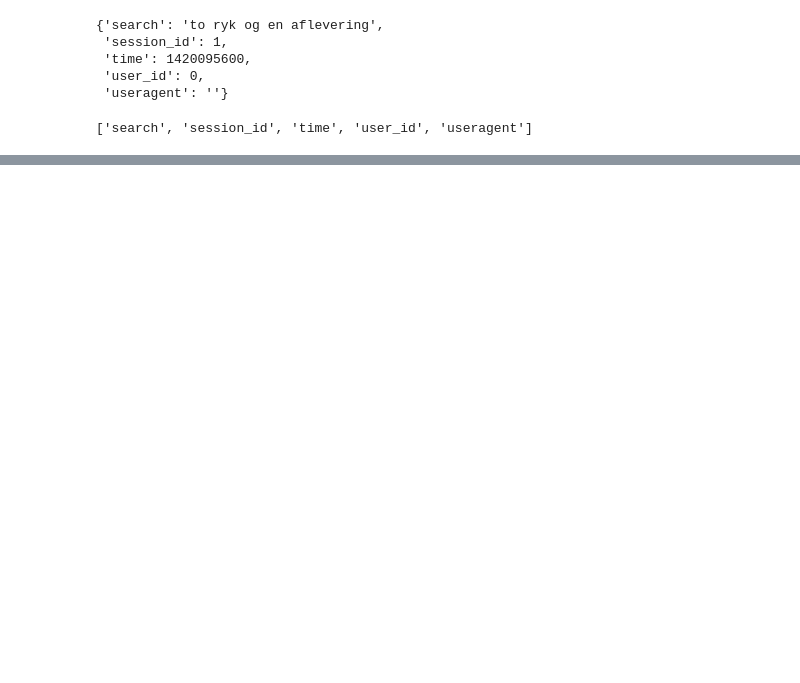
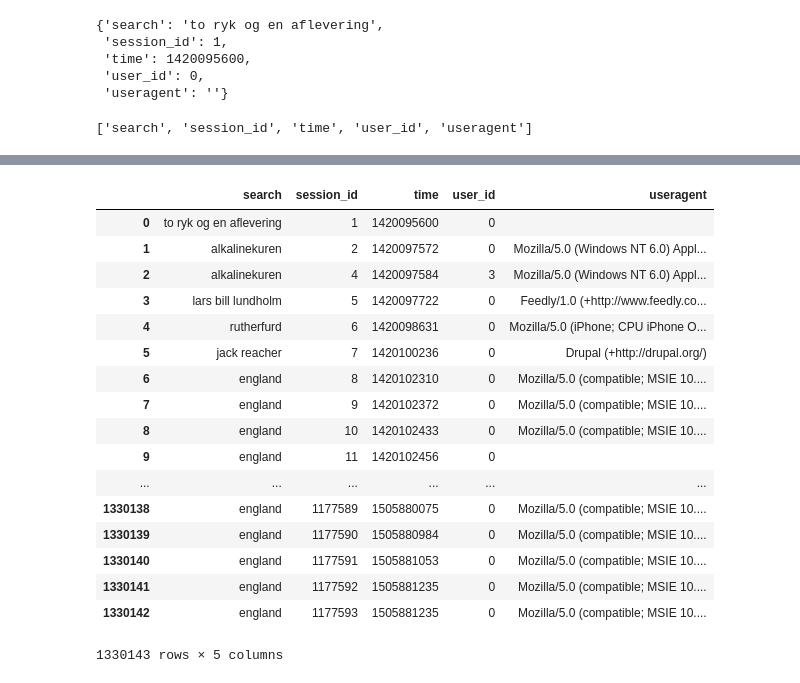
Before and after one commit to tcluri/dbc-hack4dk, a Jupyter notebook: Bibdk-searches.ipynb, the cells around one changed output, grey strips where cells are left out. Drawn from its saved outputs; the diff is of its cells as text; code cells hidden in the pictures; blank space fills up the shorter version.

```diff
--- a/Bibdk-searches.ipynb
+++ b/Bibdk-searches.ipynb
@@ -28,0 +32,21 @@ print(attributeNames)
+# %%
+pandasData
+# %% [output]
+|  | search | session_id | time | user_id | useragent |
+| 0 | to ryk og en aflevering | 1 | 1420095600 | 0 |  |
+| 1 | alkalinekuren | 2 | 1420097572 | 0 | Mozilla/5.0 (Windows NT 6.0) Appl... |
+| 2 | alkalinekuren | 4 | 1420097584 | 3 | Mozilla/5.0 (Windows NT 6.0) Appl... |
+| 3 | lars bill lundholm | 5 | 1420097722 | 0 | Feedly/1.0 (+http://www.feedly.co... |
+| 4 | rutherfurd | 6 | 1420098631 | 0 | Mozilla/5.0 (iPhone; CPU iPhone O... |
+| 5 | jack reacher | 7 | 1420100236 | 0 | Drupal (+http://drupal.org/) |
+| 6 | england | 8 | 1420102310 | 0 | Mozilla/5.0 (compatible; MSIE 10.... |
+| 7 | england | 9 | 1420102372 | 0 | Mozilla/5.0 (compatible; MSIE 10.... |
+| 8 | england | 10 | 1420102433 | 0 | Mozilla/5.0 (compatible; MSIE 10.... |
+| 9 | england | 11 | 1420102456 | 0 |  |
+| ... | ... | ... | ... | ... | ... |
+| 1330138 | england | 1177589 | 1505880075 | 0 | Mozilla/5.0 (compatible; MSIE 10.... |
+| 1330139 | england | 1177590 | 1505880984 | 0 | Mozilla/5.0 (compatible; MSIE 10.... |
+| 1330140 | england | 1177591 | 1505881053 | 0 | Mozilla/5.0 (compatible; MSIE 10.... |
+| 1330141 | england | 1177592 | 1505881235 | 0 | Mozilla/5.0 (compatible; MSIE 10.... |
+| 1330142 | england | 1177593 | 1505881235 | 0 | Mozilla/5.0 (compatible; MSIE 10.... |
+1330143 rows × 5 columns
```
Also changed, not shown: parts of 5 cells of this notebook.
